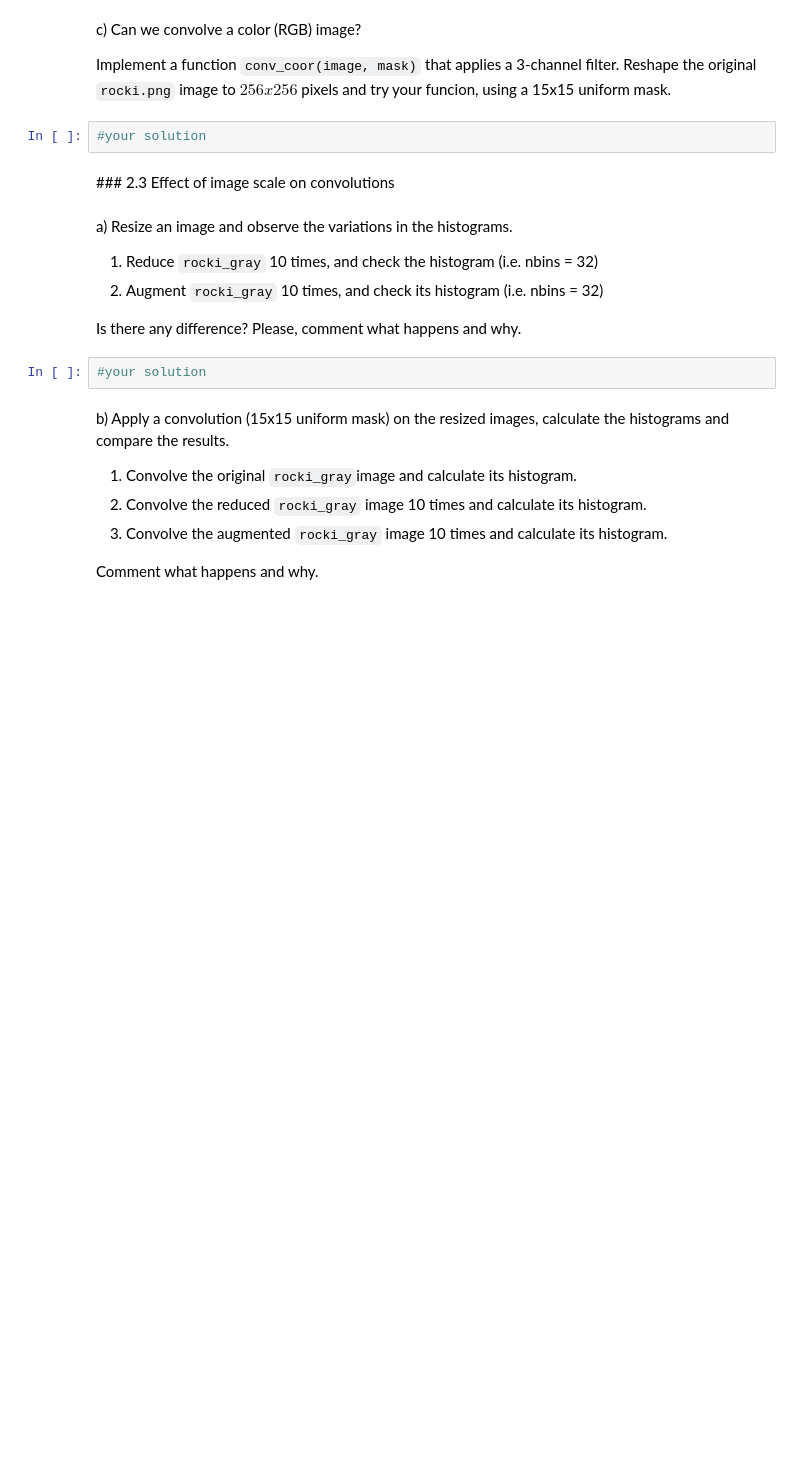
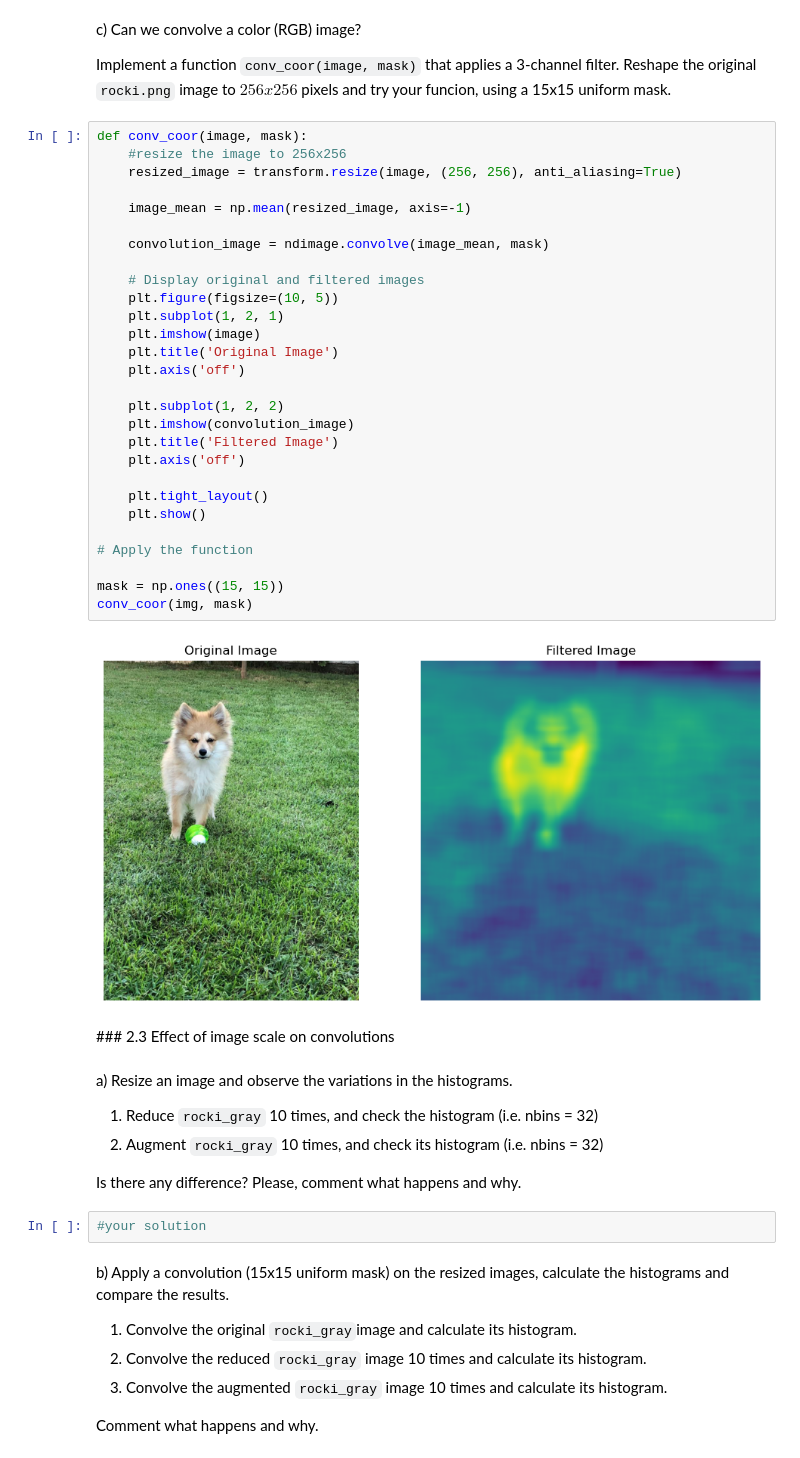
Before and after one commit to MohsinZamanShaheen/Artificial-Vision, a Jupyter notebook: p2_2022-23.ipynb, the cells around one changed output. Drawn from its saved outputs; the diff is of its cells as text; blank space fills up the shorter version.

```diff
--- a/p2_2022-23.ipynb
+++ b/p2_2022-23.ipynb
@@ -117,8 +254,36 @@ Note: Remember that `matplotlib.pyplot` automatically rescales the values of the
 c) Can we convolve a color (RGB) image?
 
 Implement a function `conv_coor(image, mask)` that applies a 3-channel filter.  Reshape the original `rocki.png` image to $256x256$ pixels and try your funcion, using a 15x15 uniform mask.
-# %%
-#your solution
+# %%
+def conv_coor(image, mask):
+    #resize the image to 256x256
+    resized_image = transform.resize(image, (256, 256), anti_aliasing=True)
+
+    image_mean = np.mean(resized_image, axis=-1)
+
+    convolution_image = ndimage.convolve(image_mean, mask)
+
+    # Display original and filtered images
+    plt.figure(figsize=(10, 5))
+    plt.subplot(1, 2, 1)
+    plt.imshow(image)
+    plt.title('Original Image')
+    plt.axis('off')
+
+    plt.subplot(1, 2, 2)
+    plt.imshow(convolution_image)
+    plt.title('Filtered Image')
+    plt.axis('off')
+
+    plt.tight_layout()
+    plt.show()
+
+# Apply the function
+
+mask = np.ones((15, 15))
+conv_coor(img, mask)
+# %% [output]
+[figure, added]
 # %% [markdown]
 ### 2.3 Effect of image scale on convolutions
 # %% [markdown]
```
Also changed, not shown: parts of 8 cells of this notebook.
